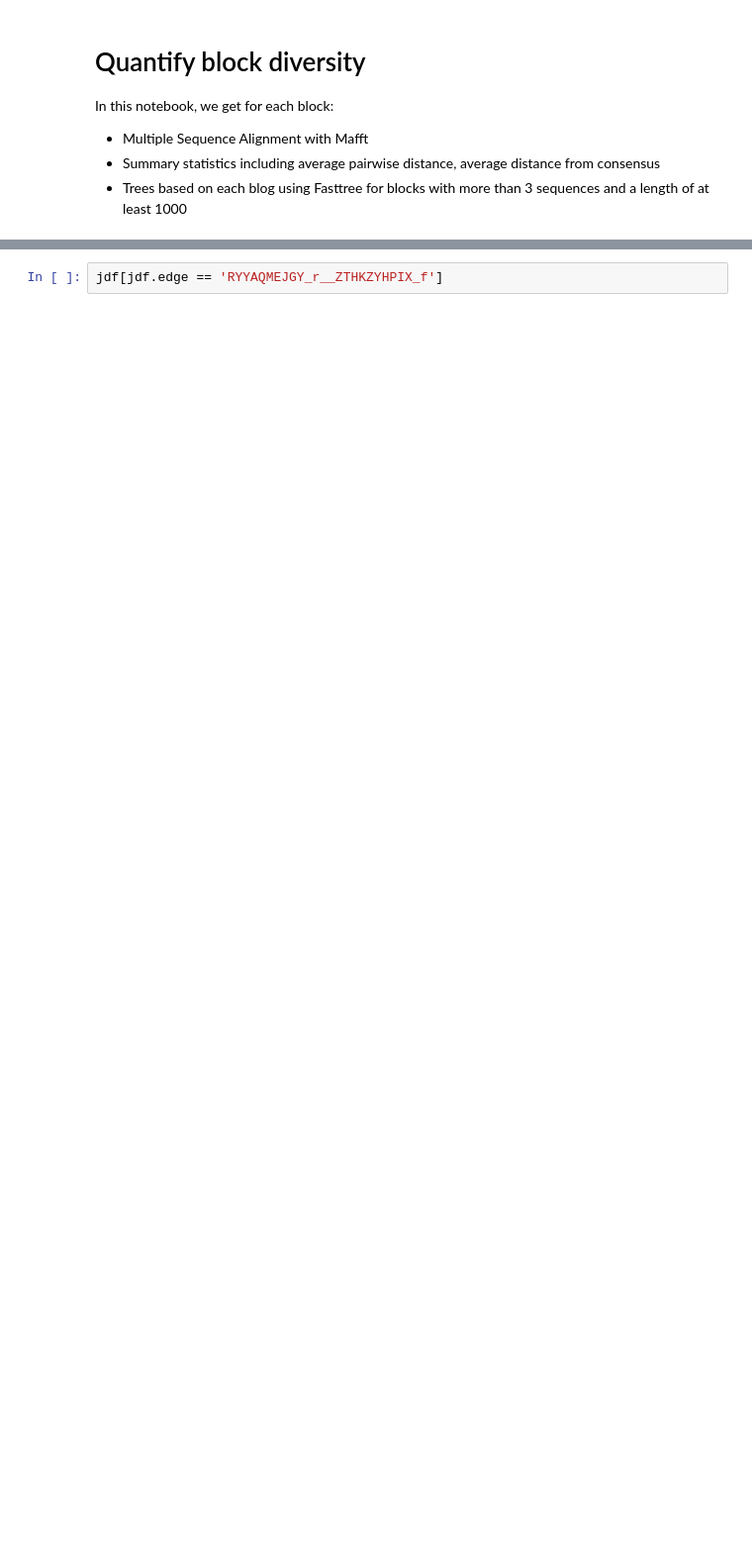
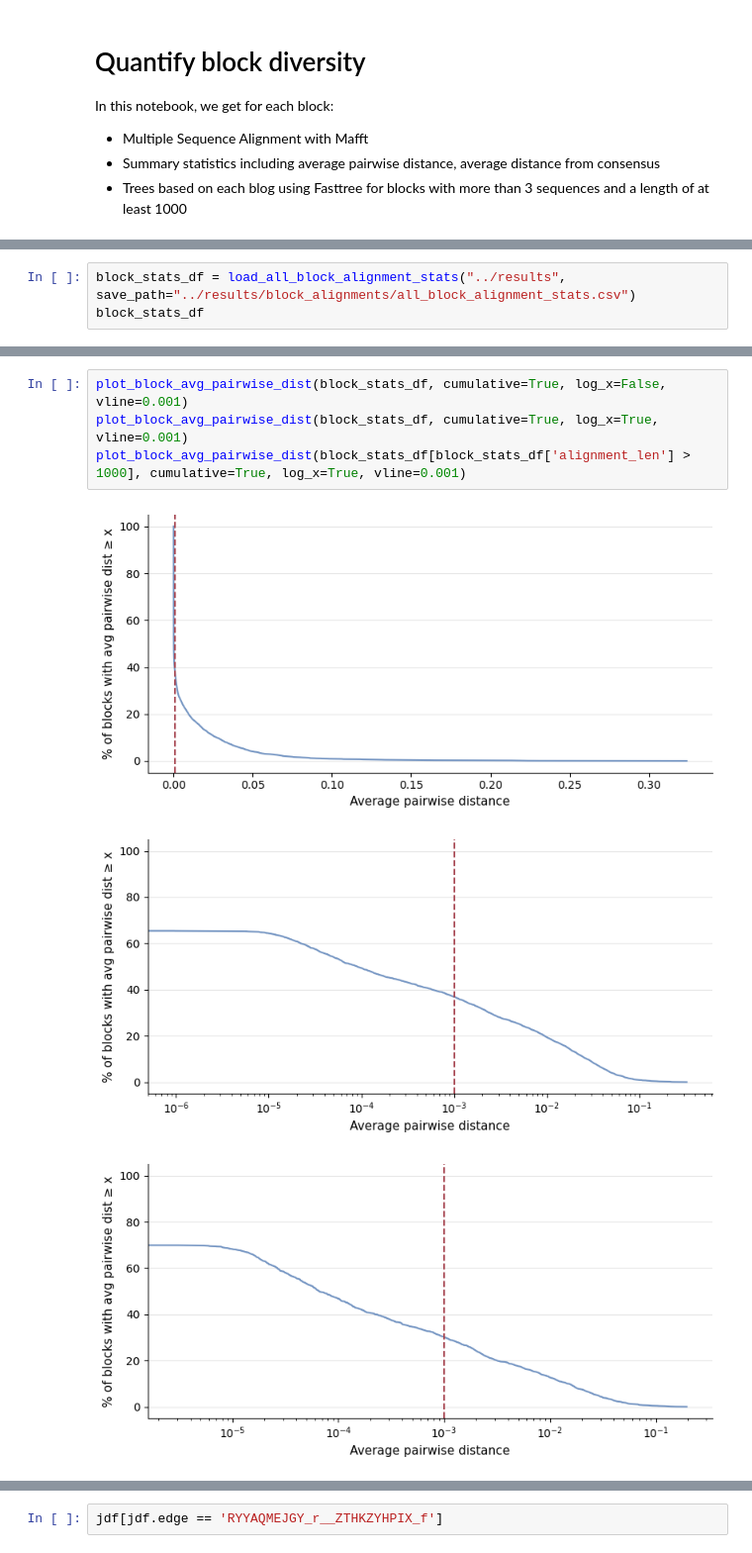
Before and after one commit to marie3003/junction_dataset, a Jupyter notebook: explore/block_diversity.ipynb, the cells around one changed output, grey strips where cells are left out. Shown at 99% size. Cells and saved outputs as stored; diff of their text form; blank space fills up the shorter version.

```diff
--- a/explore/block_diversity.ipynb
+++ b/explore/block_diversity.ipynb
@@ -31,0 +34,3 @@ from junction_analysis.block_alignment import create_block_msas, summarize_block
+# %%
+block_stats_df = load_all_block_alignment_stats("../results", save_path="../results/block_alignments/all_block_alignment_stats.csv")
+block_stats_df
@@ -32,3 +67,11 @@ from junction_analysis.block_alignment import create_block_msas, summarize_block
+# %%
+plot_block_avg_pairwise_dist(block_stats_df, cumulative=True, log_x=False, vline=0.001)
+plot_block_avg_pairwise_dist(block_stats_df, cumulative=True, log_x=True, vline=0.001)
+plot_block_avg_pairwise_dist(block_stats_df[block_stats_df['alignment_len'] > 1000], cumulative=True, log_x=True, vline=0.001)
+# %% [output]
+[figure, added]
+[figure, added]
+[figure, added]
 # %%
 _fname = f"../config/junction_stats.csv"
 jdf = pd.read_csv(_fname)
```
Also changed, not shown: parts of 4 cells of this notebook, 25 other files.
